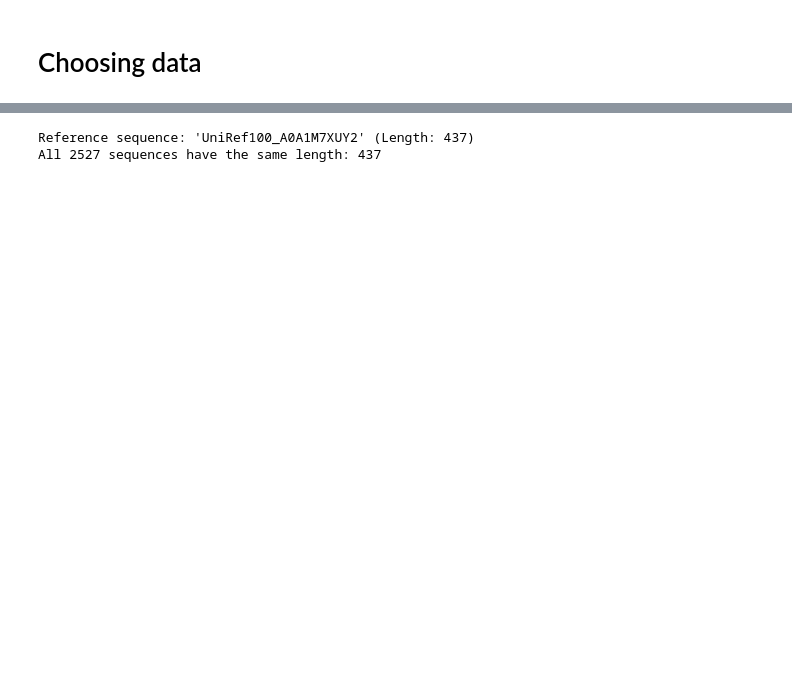
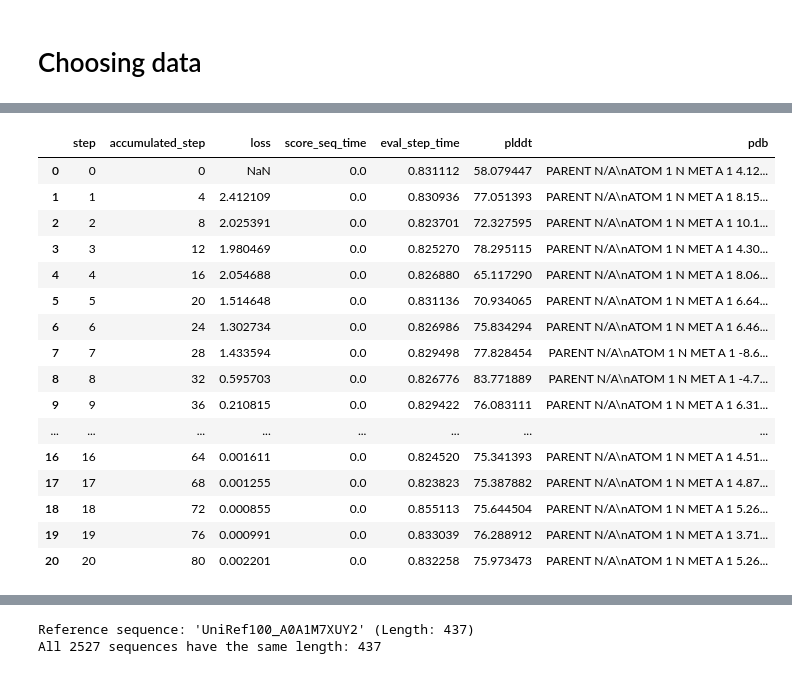
Before and after one commit to pimenol/ProteinTTT, a Jupyter notebook: notebooks/ProteinTTT_MSA.ipynb, the cells around one changed output, grey strips where cells are left out. Cells and saved outputs as stored; diff of their text form; code cells hidden in the pictures; blank space fills up the shorter version.

```diff
--- a/notebooks/ProteinTTT_MSA.ipynb
+++ b/notebooks/ProteinTTT_MSA.ipynb
@@ -42,0 +191,21 @@ log
+# %%
+log = pd.read_csv(base_path / 'logs_df' / 'A0A1S5R1Q9_log.tsv', sep="\t")
+log
+# %% [output]
+|  | step | accumulated_step | loss | score_seq_time | eval_step_time | plddt | pdb |
+| 0 | 0 | 0 | NaN | 0.0 | 0.831112 | 58.079447 | PARENT N/A\nATOM 1 N MET A 1 4.12... |
+| 1 | 1 | 4 | 2.412109 | 0.0 | 0.830936 | 77.051393 | PARENT N/A\nATOM 1 N MET A 1 8.15... |
+| 2 | 2 | 8 | 2.025391 | 0.0 | 0.823701 | 72.327595 | PARENT N/A\nATOM 1 N MET A 1 10.1... |
+| 3 | 3 | 12 | 1.980469 | 0.0 | 0.825270 | 78.295115 | PARENT N/A\nATOM 1 N MET A 1 4.30... |
+| 4 | 4 | 16 | 2.054688 | 0.0 | 0.826880 | 65.117290 | PARENT N/A\nATOM 1 N MET A 1 8.06... |
+| 5 | 5 | 20 | 1.514648 | 0.0 | 0.831136 | 70.934065 | PARENT N/A\nATOM 1 N MET A 1 6.64... |
+| 6 | 6 | 24 | 1.302734 | 0.0 | 0.826986 | 75.834294 | PARENT N/A\nATOM 1 N MET A 1 6.46... |
+| 7 | 7 | 28 | 1.433594 | 0.0 | 0.829498 | 77.828454 | PARENT N/A\nATOM 1 N MET A 1 -8.6... |
+| 8 | 8 | 32 | 0.595703 | 0.0 | 0.826776 | 83.771889 | PARENT N/A\nATOM 1 N MET A 1 -4.7... |
+| 9 | 9 | 36 | 0.210815 | 0.0 | 0.829422 | 76.083111 | PARENT N/A\nATOM 1 N MET A 1 6.31... |
+| ... | ... | ... | ... | ... | ... | ... | ... |
+| 16 | 16 | 64 | 0.001611 | 0.0 | 0.824520 | 75.341393 | PARENT N/A\nATOM 1 N MET A 1 4.51... |
+| 17 | 17 | 68 | 0.001255 | 0.0 | 0.823823 | 75.387882 | PARENT N/A\nATOM 1 N MET A 1 4.87... |
+| 18 | 18 | 72 | 0.000855 | 0.0 | 0.855113 | 75.644504 | PARENT N/A\nATOM 1 N MET A 1 5.26... |
+| 19 | 19 | 76 | 0.000991 | 0.0 | 0.833039 | 76.288912 | PARENT N/A\nATOM 1 N MET A 1 3.71... |
+| 20 | 20 | 80 | 0.002201 | 0.0 | 0.832258 | 75.973473 | PARENT N/A\nATOM 1 N MET A 1 5.26... |
```
Also changed, not shown: parts of 13 cells of this notebook, 2 other files.
